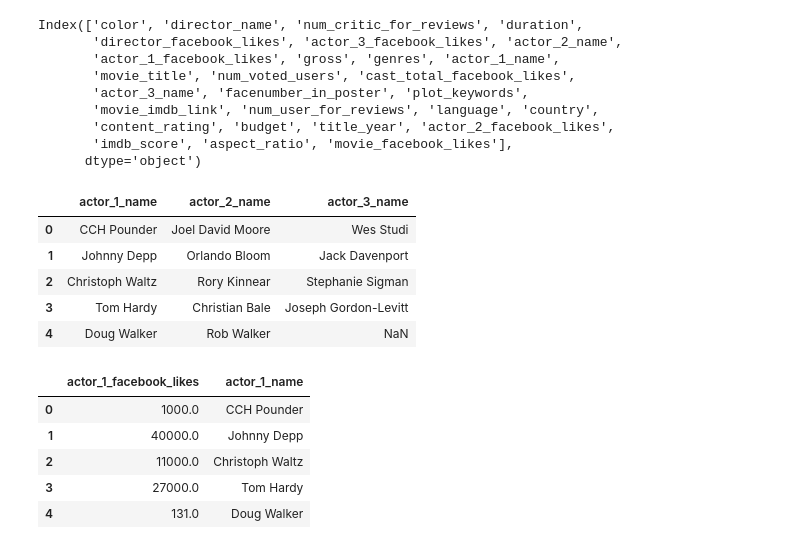
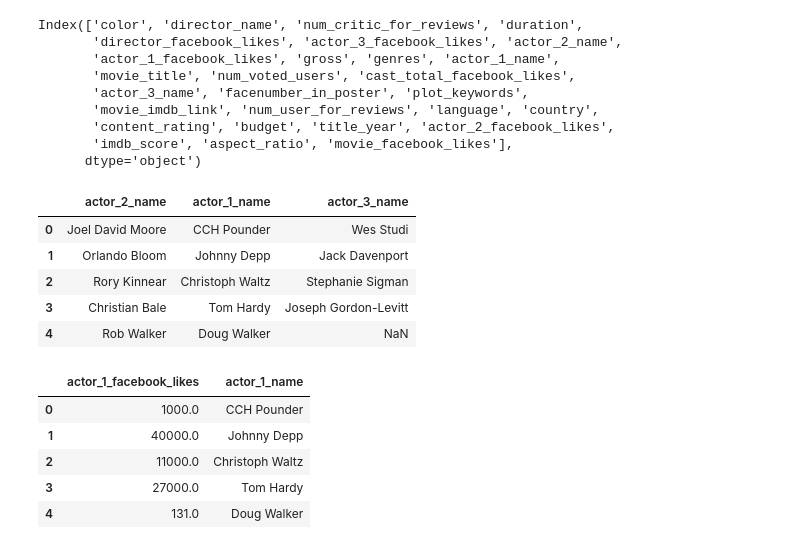
Before and after one commit to daeminkim/Numpy_Pandas_Matplotlib, a Jupyter notebook: 02_Pandas_DataFrame.ipynb, the cells around one changed output. Saved outputs shown, nothing was run; the diff lists cells and outputs as text; code cells hidden in the pictures.

```diff
--- a/02_Pandas_DataFrame.ipynb
+++ b/02_Pandas_DataFrame.ipynb
@@ -1488,16 +1516,17 @@ Index(['color', 'director_name', 'num_critic_for_reviews', 'duration',
       dtype='object')
 # %%
 # TODO: actor_1_name, actor_2_name, actor_3_name 컬럼의 값을 조회
-df.filter(items=['actor_1_name', 'actor_2_name','actor_3_name']).head()
+df.filter(regex='actor_\d_name').head()
+#df.filter(items=['actor_1_name', 'actor_2_name','actor_3_name']).head()
 #df.filter(regex='.+\d.+')
 #df.filter(like='actor_1_n').head()
 # %% [output]
-|  | actor_1_name | actor_2_name | actor_3_name |
-| 0 | CCH Pounder | Joel David Moore | Wes Studi |
-| 1 | Johnny Depp | Orlando Bloom | Jack Davenport |
-| 2 | Christoph Waltz | Rory Kinnear | Stephanie Sigman |
-| 3 | Tom Hardy | Christian Bale | Joseph Gordon-Levitt |
-| 4 | Doug Walker | Rob Walker | NaN |
+|  | actor_2_name | actor_1_name | actor_3_name |
+| 0 | Joel David Moore | CCH Pounder | Wes Studi |
+| 1 | Orlando Bloom | Johnny Depp | Jack Davenport |
+| 2 | Rory Kinnear | Christoph Waltz | Stephanie Sigman |
+| 3 | Christian Bale | Tom Hardy | Joseph Gordon-Levitt |
+| 4 | Rob Walker | Doug Walker | NaN |
 # %%
 # TODO: actor_1_facebook_likes, actor_1_name 컬럼의 값을 조회
 df.filter(like='actor_1').head()
```
Also changed, not shown: parts of 39 cells of this notebook.
